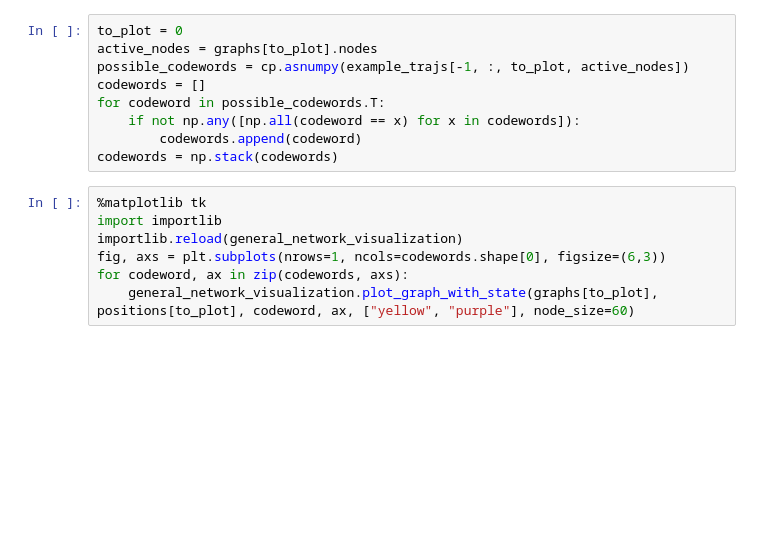
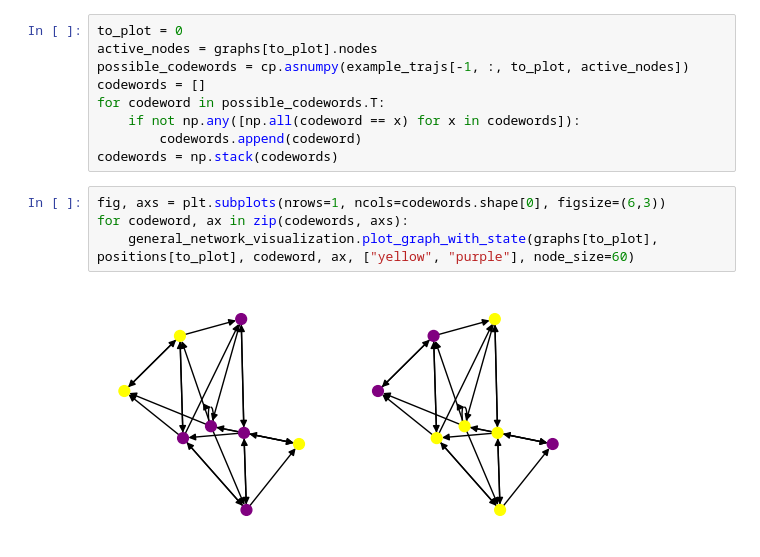
Before and after one commit to trevormccrt/noise_emergence, a Jupyter notebook: analysis/analyze_task_results.ipynb, the cells around one changed output. Cells and saved outputs as stored; diff of their text form; blank space fills up the shorter version.

```diff
--- a/analysis/analyze_task_results.ipynb
+++ b/analysis/analyze_task_results.ipynb
@@ -156,12 +159,11 @@ for codeword in possible_codewords.T:
         codewords.append(codeword)
 codewords = np.stack(codewords)
 # %%
-%matplotlib tk
-import importlib
-importlib.reload(general_network_visualization)
 fig, axs = plt.subplots(nrows=1, ncols=codewords.shape[0], figsize=(6,3))
 for codeword, ax in zip(codewords, axs):
     general_network_visualization.plot_graph_with_state(graphs[to_plot], positions[to_plot], codeword, ax, ["yellow", "purple"], node_size=60)
+# %% [output]
+[figure, added]
 # %%
 np.sort(np.packbits(codewords, axis=0,bitorder="little"))
 # %% [output]
```
Also changed, not shown: parts of 6 cells of this notebook, 3 other files.
